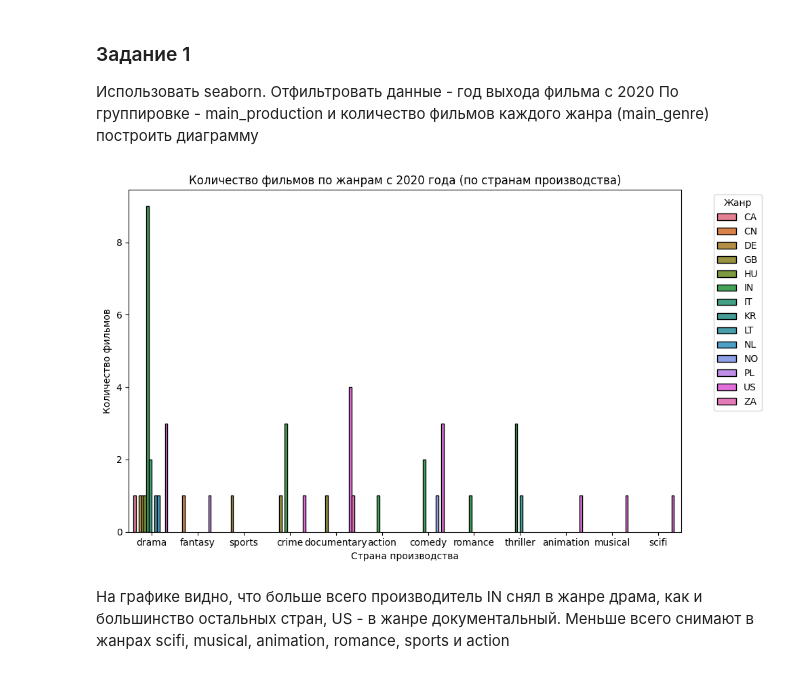
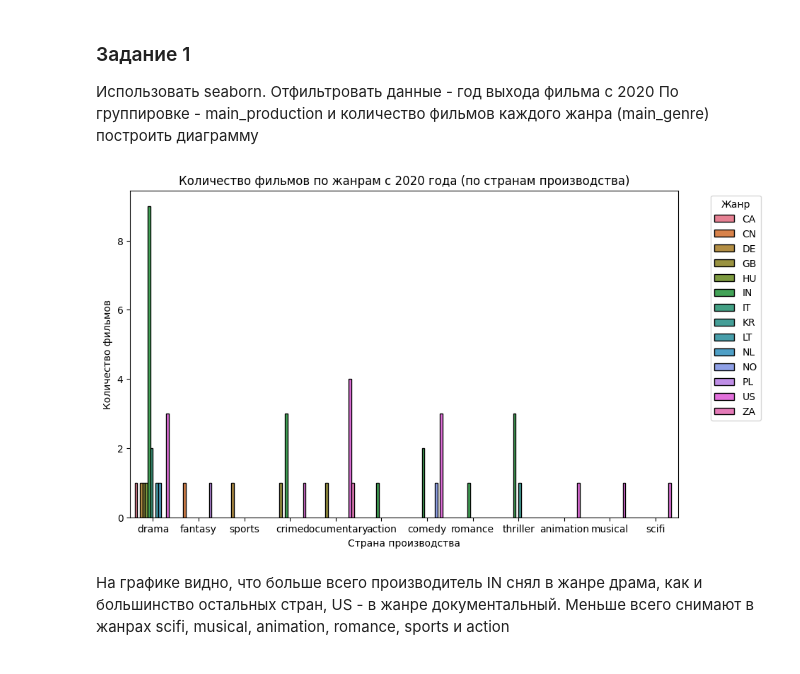
Before and after one commit to ascom8/data_analysis, a Jupyter notebook: LR2_Smirnov_5.ipynb, the cells around one changed output. Cells and saved outputs as stored; diff of their text form; code cells hidden in the pictures.

```diff
--- a/LR2_Smirnov_5.ipynb
+++ b/LR2_Smirnov_5.ipynb
@@ -380,29 +386,28 @@ plt.show()
 # %%
 df_recent = df_clean[df_clean["release_year"].dt.year >= 2020]
 
 grouped = (
     df_recent.groupby(["main_production", "main_genre"])
     .size()
     .reset_index(name="count")
 )
 
 plt.figure(figsize=(10, 6))
 sns.barplot(
     data=grouped,
     x="main_genre",
     y="count",
     hue="main_production",
     edgecolor="black"
 )
 
 plt.title("Количество фильмов по жанрам с 2020 года (по странам производства)")
 plt.xlabel("Страна производства")
 plt.ylabel("Количество фильмов")
 plt.legend(title="Жанр", bbox_to_anchor=(1.05, 1), loc="upper left")
-plt.tight_layout()
 plt.show()
 # %% [output]
-[figure, old version]
+[figure, new version]
 # %% [markdown]
 На графике видно, что больше всего производитель IN снял в жанре драма, как и большинство остальных стран, US - в жанре документальный. Меньше всего снимают в жанрах scifi, musical, animation, romance, sports и action
 # %% [markdown]
```
Also changed, not shown: parts of 14 cells of this notebook.
